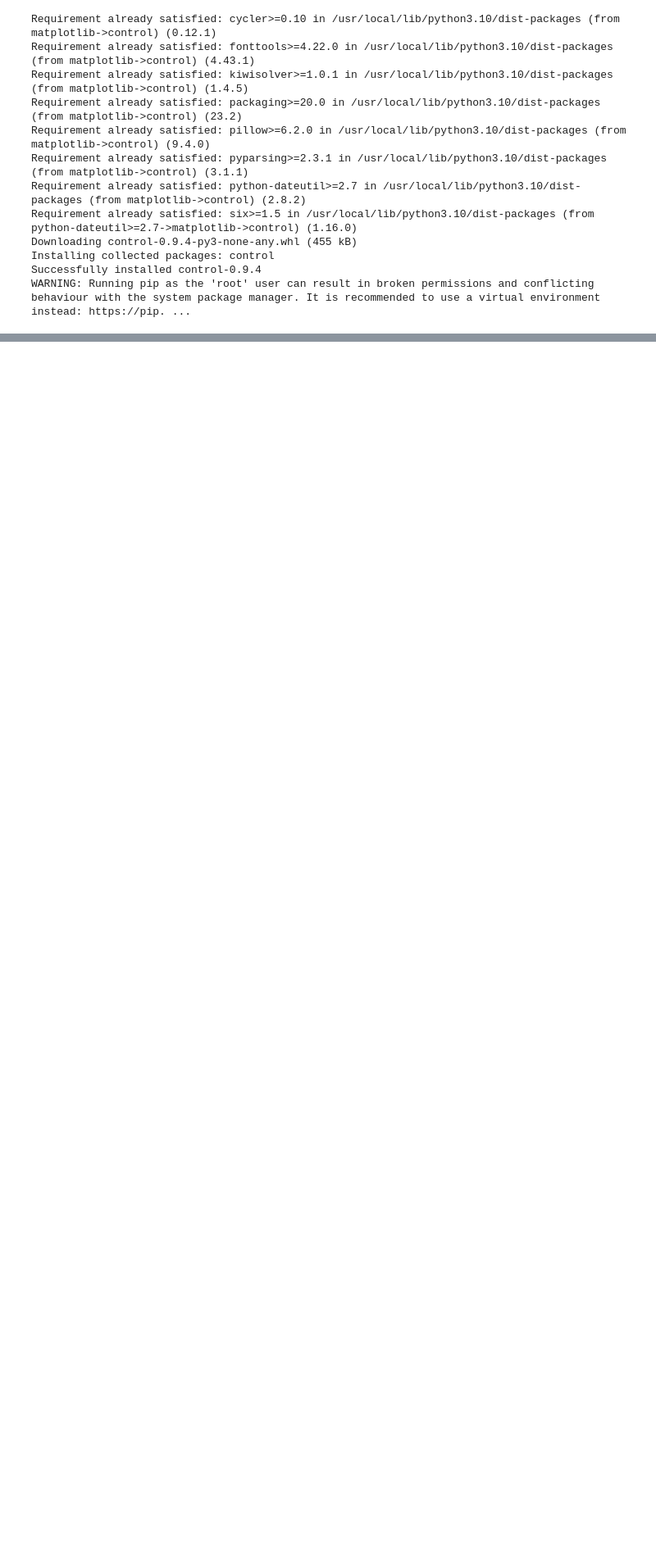
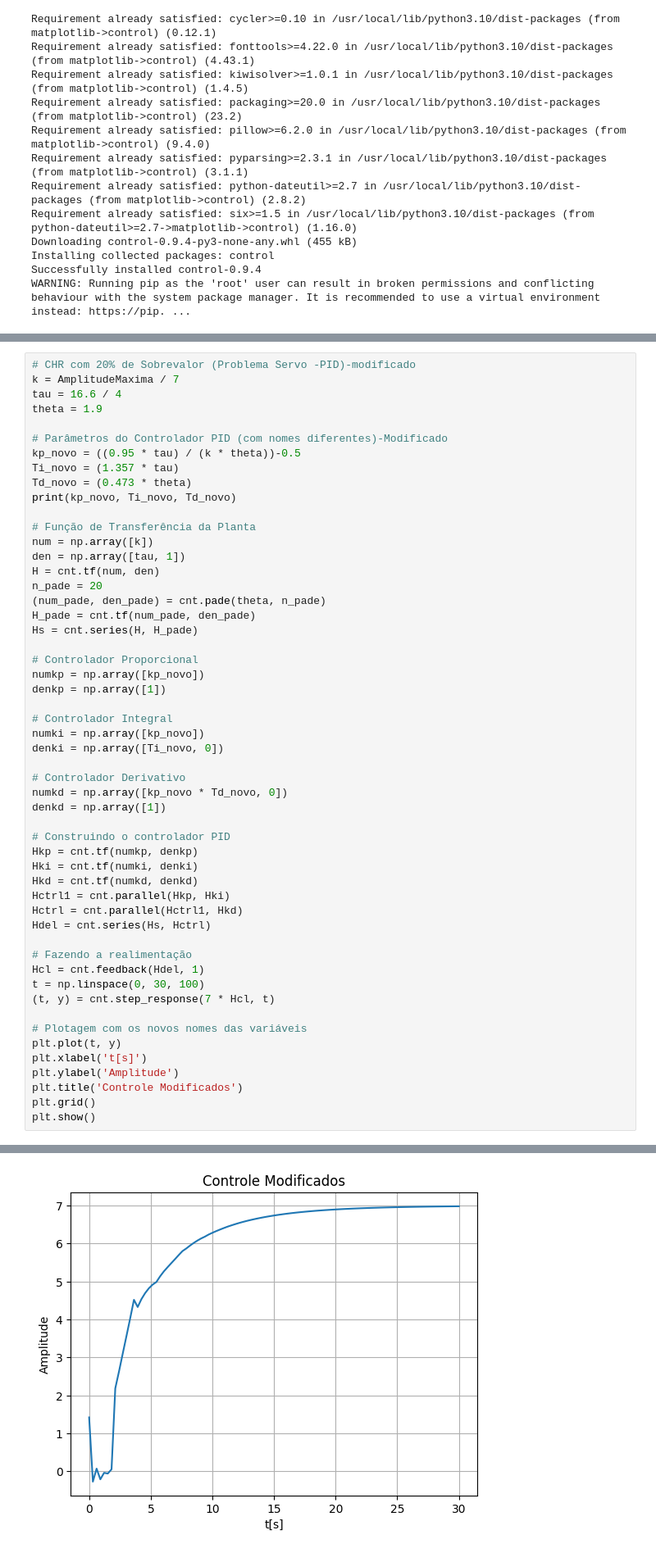
Before and after one commit to GustavoRT-debug/Sistemas-Embarcados-C213, a Jupyter notebook: Untitled21.ipynb, the cells around one changed output, grey strips where cells are left out. Shown at 82% size. Cells and saved outputs as stored; diff of their text form; blank space fills up the shorter version.

```diff
--- a/Untitled21.ipynb
+++ b/Untitled21.ipynb
@@ -200,0 +201,54 @@ plt.show()
+# %%
+# CHR com 20% de Sobrevalor (Problema Servo -PID)-modificado
+k = AmplitudeMaxima / 7
+tau = 16.6 / 4
+theta = 1.9
+
+# Parâmetros do Controlador PID (com nomes diferentes)-Modificado
+kp_novo = ((0.95 * tau) / (k * theta))-0.5
+Ti_novo = (1.357 * tau)
+Td_novo = (0.473 * theta)
+print(kp_novo, Ti_novo, Td_novo)
+
+# Função de Transferência da Planta
+num = np.array([k])
+den = np.array([tau, 1])
+H = cnt.tf(num, den)
+n_pade = 20
+(num_pade, den_pade) = cnt.pade(theta, n_pade)
+H_pade = cnt.tf(num_pade, den_pade)
+Hs = cnt.series(H, H_pade)
+
+# Controlador Proporcional
+numkp = np.array([kp_novo])
+denkp = np.array([1])
+
+# Controlador Integral
+numki = np.array([kp_novo])
+denki = np.array([Ti_novo, 0])
+
+# Controlador Derivativo
+numkd = np.array([kp_novo * Td_novo, 0])
+denkd = np.array([1])
+
+# Construindo o controlador PID
+Hkp = cnt.tf(numkp, denkp)
+Hki = cnt.tf(numki, denki)
+Hkd = cnt.tf(numkd, denkd)
+Hctrl1 = cnt.parallel(Hkp, Hki)
+Hctrl = cnt.parallel(Hctrl1, Hkd)
+Hdel = cnt.series(Hs, Hctrl)
+
+# Fazendo a realimentação
+Hcl = cnt.feedback(Hdel, 1)
+t = np.linspace(0, 30, 100)
+(t, y) = cnt.step_response(7 * Hcl, t)
+
+# Plotagem com os novos nomes das variáveis
+plt.plot(t, y)
+plt.xlabel('t[s]')
+plt.ylabel('Amplitude')
+plt.title('Controle Modificados')
+plt.grid()
+plt.show()
+# %% [output]
@@ -201,3 +256,4 @@ plt.show()
+[figure, added]
 # %%
 #Do erro
 k = AmplitudeMaxima /7
```
Also changed, not shown: parts of 9 cells of this notebook.
